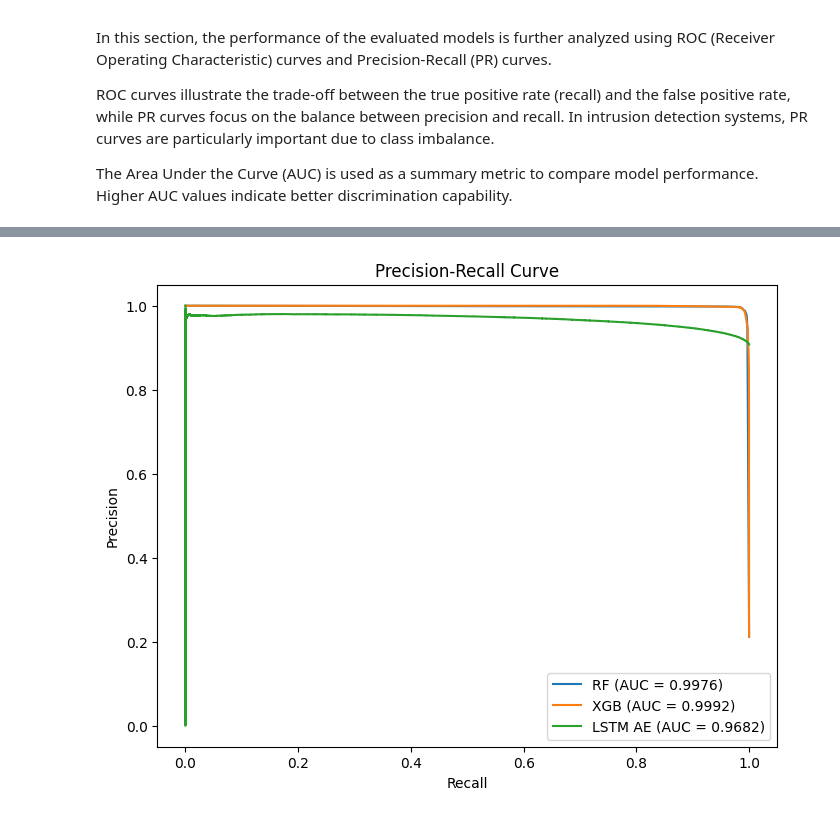
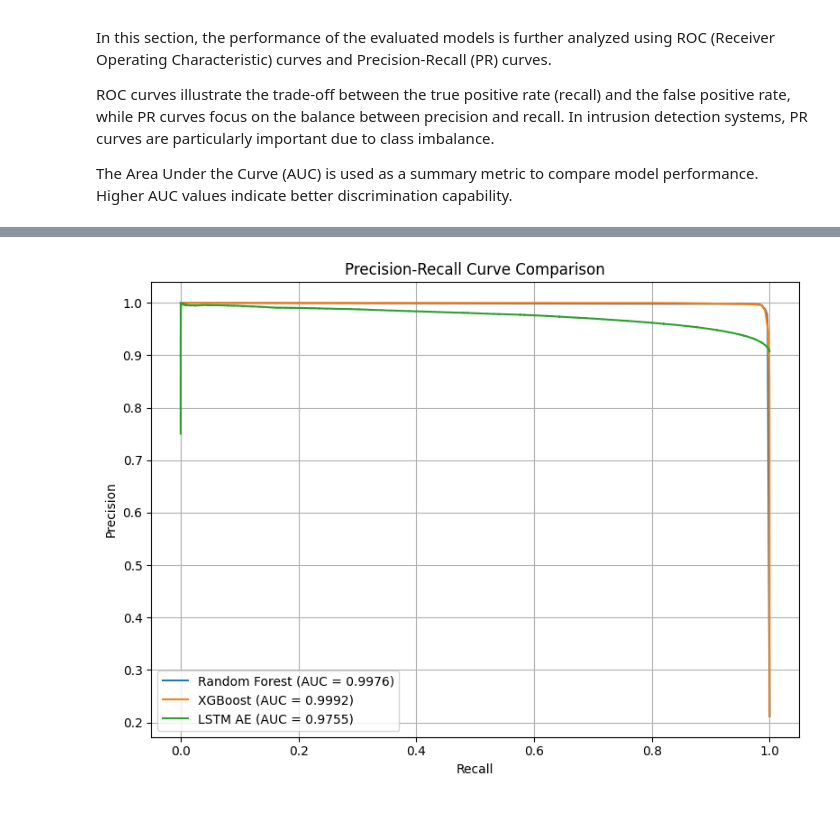
Before and after one commit to raju-molla/Msc_Research, a Jupyter notebook: Final_Code.ipynb, the cells around one changed output, grey strips where cells are left out. Cells and saved outputs as stored; diff of their text form; code cells hidden in the pictures.

```diff
--- a/Final_Code.ipynb
+++ b/Final_Code.ipynb
@@ -1048,11 +1075,11 @@ X_train_normal_seq_sample = X_train_normal_seq[idx]
 # %%
-history = lstm_autoencoder.fit(
-    X_train_normal_seq_sample,
-    X_train_normal_seq_sample,
-    epochs=10,
-    batch_size=64,
-    validation_split=0.1,
-    callbacks=[early_stop],
-    shuffle=True,
-    verbose=1
-)
+# history = lstm_autoencoder.fit(
+#     X_train_normal_seq_sample,
+#     X_train_normal_seq_sample,
+#     epochs=10,
+#     batch_size=64,
+#     validation_split=0.1,
+#     callbacks=[early_stop],
+#     shuffle=True,
+#     verbose=1
+# )
@@ -1450,33 +1535,69 @@ plt.show()
 # %%
 # =========================
-# PR Curve
+# Precision-Recall Curve
 # =========================
 
 from sklearn.metrics import precision_recall_curve, auc
+import matplotlib.pyplot as plt
 
-# RF
+# Random Forest PR Curve
 precision_rf, recall_rf, _ = precision_recall_curve(y_test, y_prob_rf)
 pr_auc_rf = auc(recall_rf, precision_rf)
 
-# XGB
+# XGBoost PR Curve
 precision_xgb, recall_xgb, _ = precision_recall_curve(y_test, y_prob_xgb)
 pr_auc_xgb = auc(recall_xgb, precision_xgb)
 
-# AE
-precision_ae, recall_ae, _ = precision_recall_curve(y_test_seq, reconstruction_error)
+# LSTM Autoencoder PR Curve
+# Reconstruction error is used as anomaly score
+precision_ae, recall_ae, _ = precision_recall_curve(
+    y_test_seq,
+    reconstruction_error
+)
+
 pr_auc_ae = auc(recall_ae, precision_ae)
 
-# Plot
-plt.figure(figsize=(8,6))
+# Plot curves
+plt.figure(figsize=(8, 6))
 
-plt.plot(recall_rf, precision_rf, label=f"RF (AUC = {pr_auc_rf:.4f})")
-plt.plot(recall_xgb, precision_xgb, label=f"XGB (AUC = {pr_auc_xgb:.4f})")
-plt.plot(recall_ae, precision_ae, label=f"LSTM AE (AUC = {pr_auc_ae:.4f})")
+plt.plot(
+    recall_rf,
+    precision_rf,
+    label=f"Random Forest (AUC = {pr_auc_rf:.4f})"
+)
+
+plt.plot(
+    recall_xgb,
+    precision_xgb,
+    label=f"XGBoost (AUC = {pr_auc_xgb:.4f})"
+)
+
+plt.plot(
+    recall_ae,
+    precision_ae,
+    label=f"LSTM AE (AUC = {pr_auc_ae:.4f})"
+)
 
 plt.xlabel("Recall")
 plt.ylabel("Precision")
-plt.title("Precision-Recall Curve")
-plt.legend()
+plt.title("Precision-Recall Curve Comparison")
+plt.legend(loc="lower left")
+plt.grid(True)
+plt.tight_layout()
+
+# Save figure
+plt.savefig(
+    "pr_curve_comparison.png",
+    dpi=300,
+    bbox_inches="tight"
+)
+
 plt.show()
+
+# Print PR-AUC scores
+print("PR-AUC Scores:")
+print(f"Random Forest PR-AUC: {pr_auc_rf:.4f}")
+print(f"XGBoost PR-AUC      : {pr_auc_xgb:.4f}")
+print(f"LSTM AE PR-AUC      : {pr_auc_ae:.4f}")
 # %% [output]
-[figure, old version]
+[figure, new version]
```
Also changed, not shown: parts of 47 cells of this notebook.
